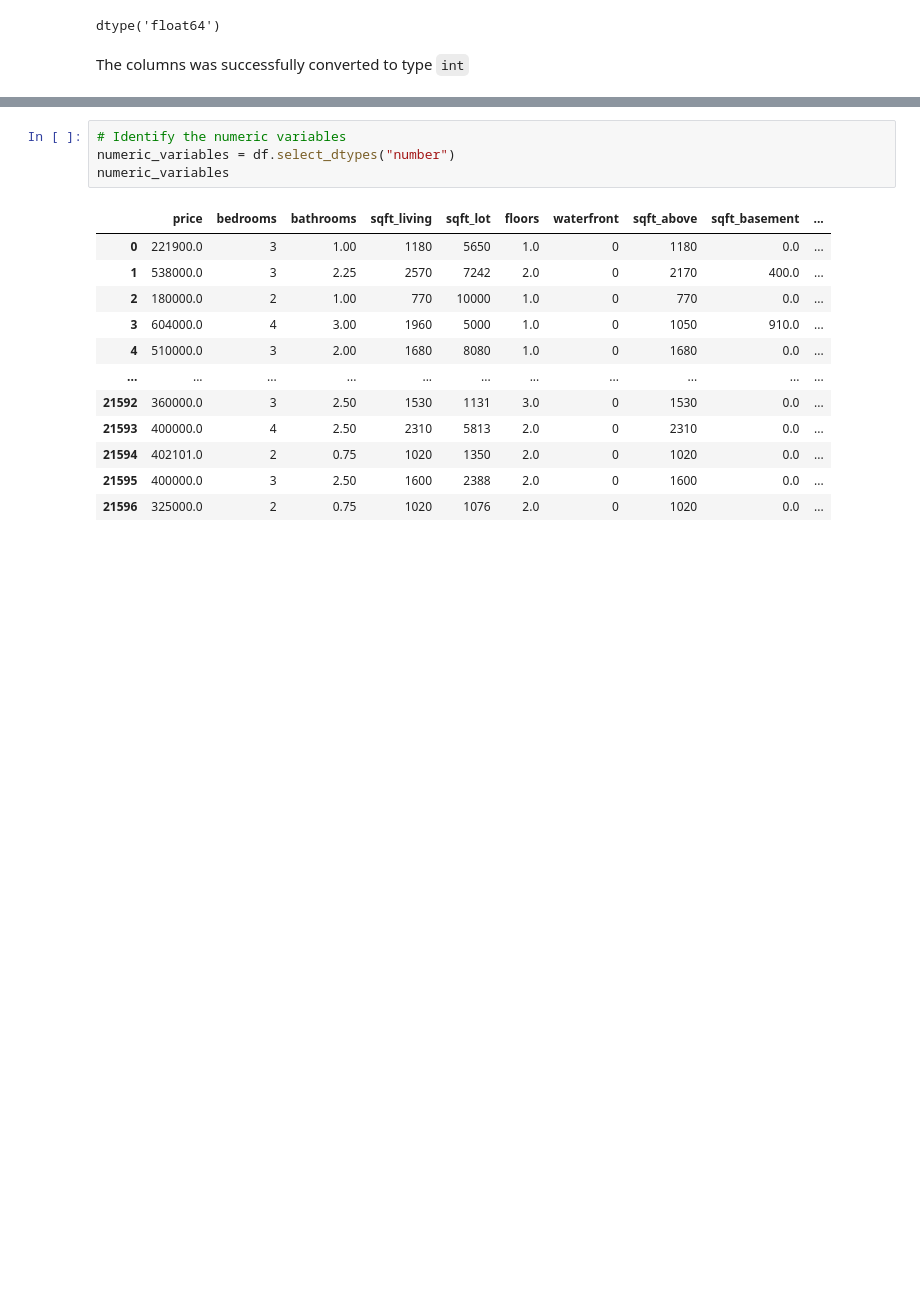
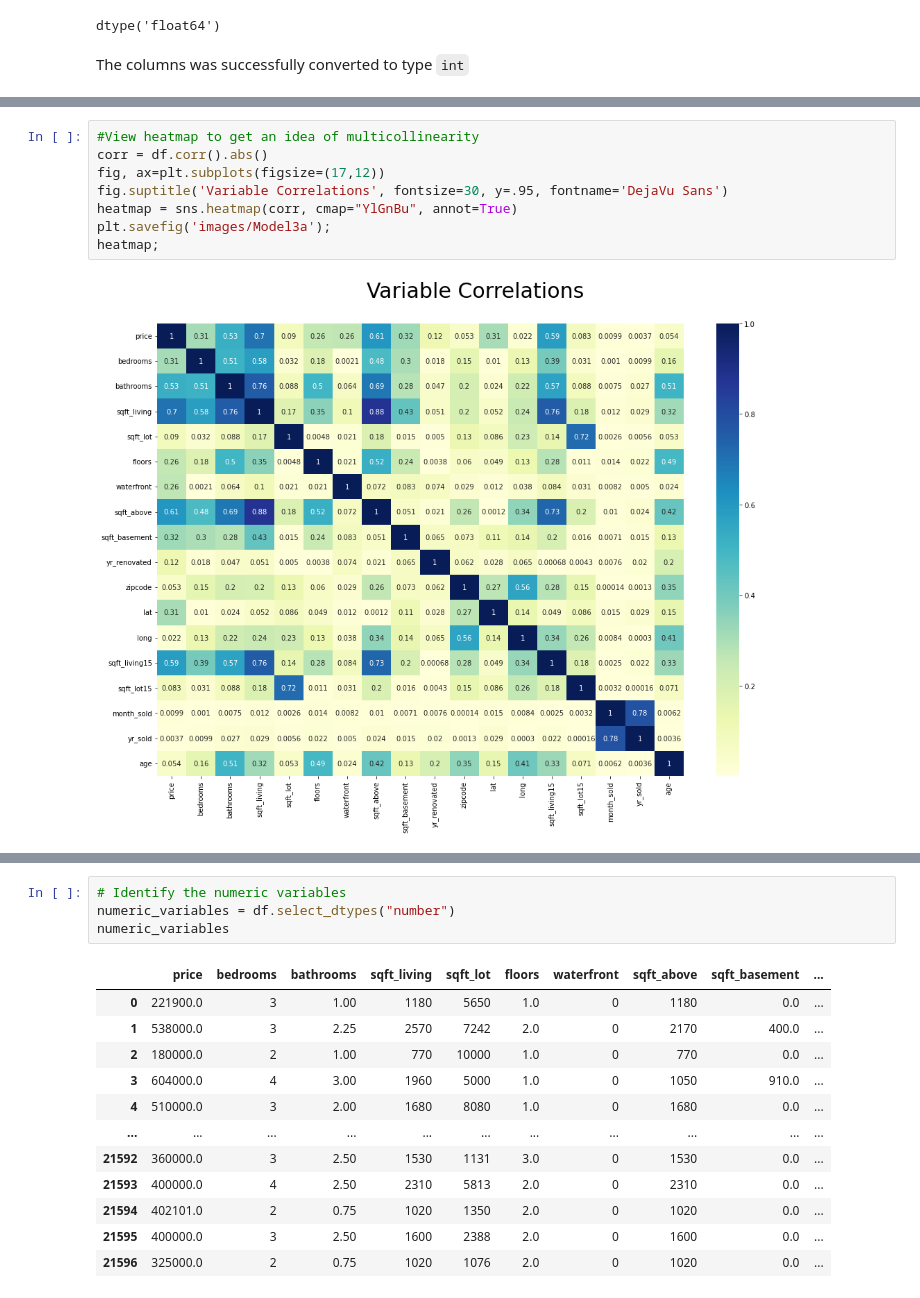
Before and after one commit to NguyoJer/-dsc-phase-2-project-v2-3, a Jupyter notebook: student.ipynb, the cells around one changed output, grey strips where cells are left out. Cells and saved outputs as stored; diff of their text form; blank space fills up the shorter version.

```diff
--- a/student.ipynb
+++ b/student.ipynb
@@ -511,0 +510,10 @@ Since correlation is a measure related to regression modeling, we can see that t
+# %%
+#View heatmap to get an idea of multicollinearity
+corr = df.corr().abs()
+fig, ax=plt.subplots(figsize=(17,12))
+fig.suptitle('Variable Correlations', fontsize=30, y=.95, fontname='DejaVu Sans')
+heatmap = sns.heatmap(corr, cmap="YlGnBu", annot=True)
+plt.savefig('images/Model3a');
+heatmap;
+# %% [output]
+[figure, added]
```
Also changed, not shown: parts of 52 cells of this notebook, 7 other files.
